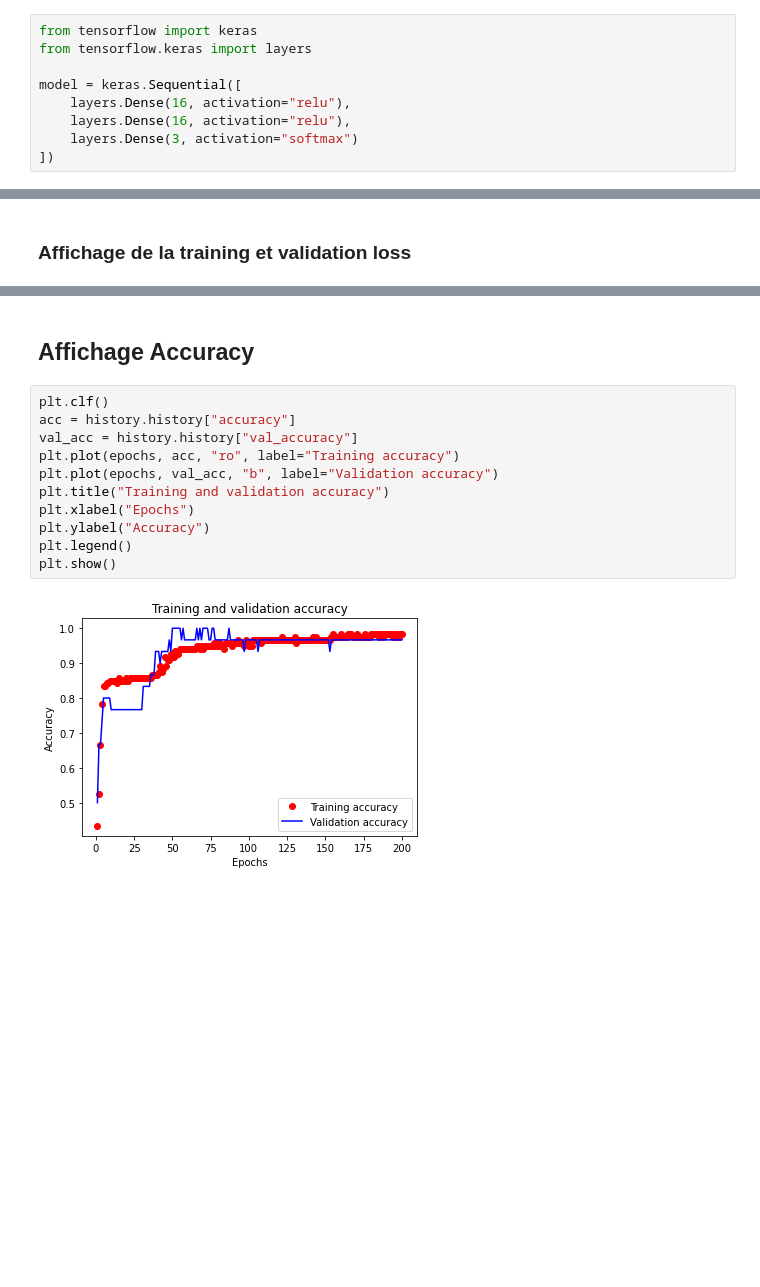
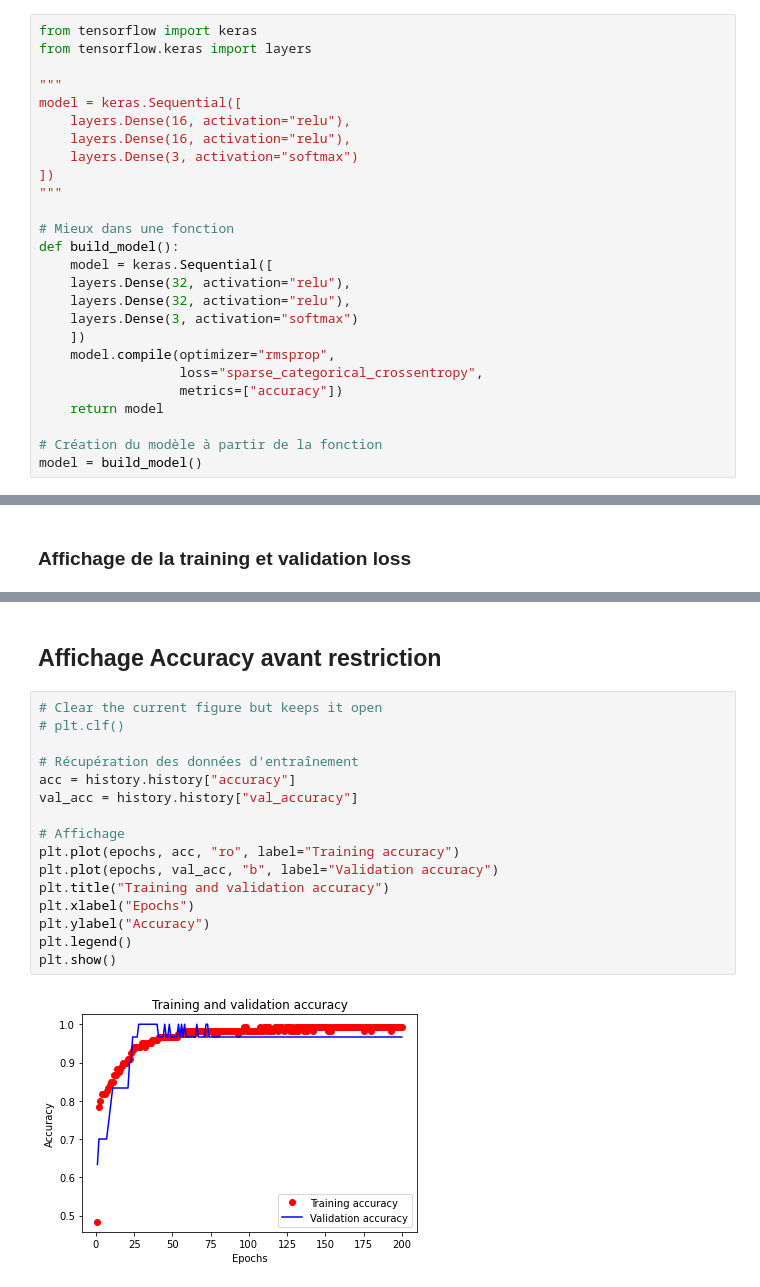
Before and after one commit to JorgeAntonio502/M2, a Jupyter notebook: IA (deep learning)/Annales/2020-2021/Exercice2/examen_exercice_2.ipynb, the cells around one changed output, grey strips where cells are left out. Cells and saved outputs as stored; diff of their text form; blank space fills up the shorter version.

```diff
--- a/IA (deep learning)/Annales/2020-2021/Exercice2/examen_exercice_2.ipynb
+++ b/IA (deep learning)/Annales/2020-2021/Exercice2/examen_exercice_2.ipynb
@@ -74,11 +55,28 @@ test_data /= std
 from tensorflow import keras
 from tensorflow.keras import layers
 
+"""
 model = keras.Sequential([
     layers.Dense(16, activation="relu"),
     layers.Dense(16, activation="relu"),
     layers.Dense(3, activation="softmax")
 ])
+"""
+
+# Mieux dans une fonction
+def build_model():
+    model = keras.Sequential([
+    layers.Dense(32, activation="relu"),
+    layers.Dense(32, activation="relu"),
+    layers.Dense(3, activation="softmax")
+    ])
+    model.compile(optimizer="rmsprop",
+                  loss="sparse_categorical_crossentropy",
+                  metrics=["accuracy"])
+    return model
+
+# Création du modèle à partir de la fonction
+model = build_model()
 # %% [markdown]
 ## Compilation du modèle
 # %%
@@ -133,15 +155,20 @@ plt.show()
 # %% [markdown]
-## Affichage Accuracy
+## Affichage Accuracy avant restriction
 # %%
-plt.clf()
+# Clear the current figure but keeps it open
+# plt.clf()
+
+# Récupération des données d'entraînement
 acc = history.history["accuracy"]
 val_acc = history.history["val_accuracy"]
+
+# Affichage
 plt.plot(epochs, acc, "ro", label="Training accuracy")
 plt.plot(epochs, val_acc, "b", label="Validation accuracy")
 plt.title("Training and validation accuracy")
 plt.xlabel("Epochs")
 plt.ylabel("Accuracy")
 plt.legend()
 plt.show()
 # %% [output]
-[figure, old version]
+[figure, new version]
```
Also changed, not shown: parts of 29 cells of this notebook.
